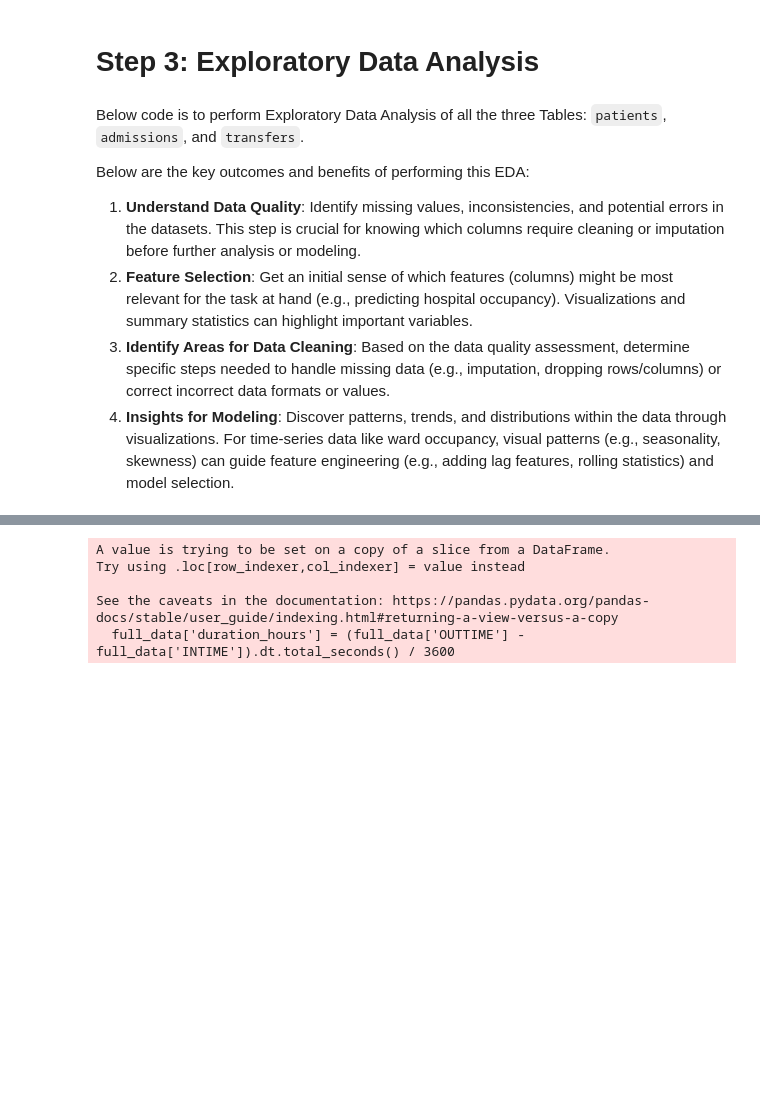
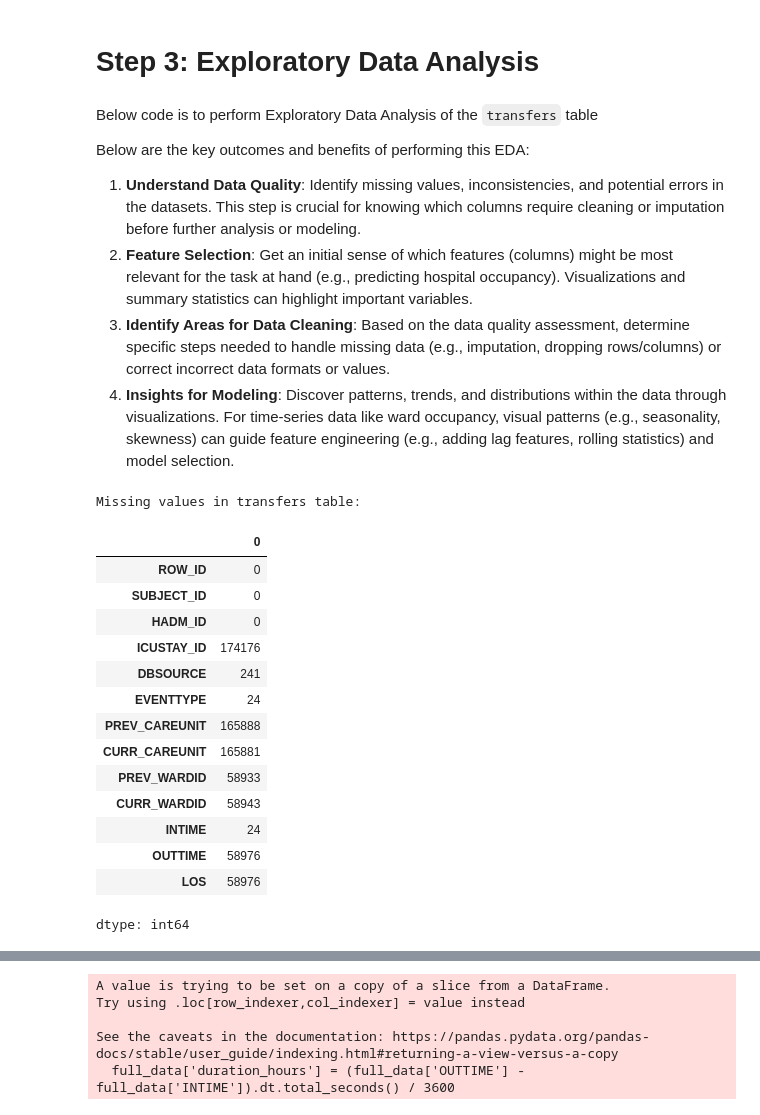
Before and after one commit to gsmanivel/sla-assignment, a Jupyter notebook: SLA_Assignment.ipynb, the cells around one changed output, grey strips where cells are left out. Drawn from its saved outputs; the diff is of its cells as text; code cells hidden in the pictures; blank space fills up the shorter version.

```diff
--- a/SLA_Assignment.ipynb
+++ b/SLA_Assignment.ipynb
@@ -108,7 +145,7 @@ Transfer Dataset head:
 # Step 3: Exploratory Data Analysis
 # %% [markdown]
 
-Below code is to perform Exploratory Data Analysis of all the three Tables: `patients`, `admissions`, and `transfers`.
+Below code is to perform Exploratory Data Analysis of the `transfers` table
 
 Below are the key outcomes and benefits of performing this EDA:
 
@@ -116,3 +153,24 @@ Below are the key outcomes and benefits of performing this EDA:
 2.  **Feature Selection**: Get an initial sense of which features (columns) might be most relevant for the task at hand (e.g., predicting hospital occupancy). Visualizations and summary statistics can highlight important variables.
 3.  **Identify Areas for Data Cleaning**: Based on the data quality assessment, determine specific steps needed to handle missing data (e.g., imputation, dropping rows/columns) or correct incorrect data formats or values.
 4.  **Insights for Modeling**: Discover patterns, trends, and distributions within the data through visualizations. For time-series data like ward occupancy, visual patterns (e.g., seasonality, skewness) can guide feature engineering (e.g., adding lag features, rolling statistics) and model selection.
+# %%
+# Check for missing values in the transfers DataFrame
+print("Missing values in transfers table:")
+display(transfers.isnull().sum())
+# %% [output]
+Missing values in transfers table:
+|  | 0 |
+| ROW_ID | 0 |
+| SUBJECT_ID | 0 |
+| HADM_ID | 0 |
+| ICUSTAY_ID | 174176 |
+| DBSOURCE | 241 |
+| EVENTTYPE | 24 |
+| PREV_CAREUNIT | 165888 |
+| CURR_CAREUNIT | 165881 |
+| PREV_WARDID | 58933 |
+| CURR_WARDID | 58943 |
+| INTIME | 24 |
+| OUTTIME | 58976 |
+| LOS | 58976 |
+dtype: int64
```
Also changed, not shown: parts of 35 cells of this notebook.
